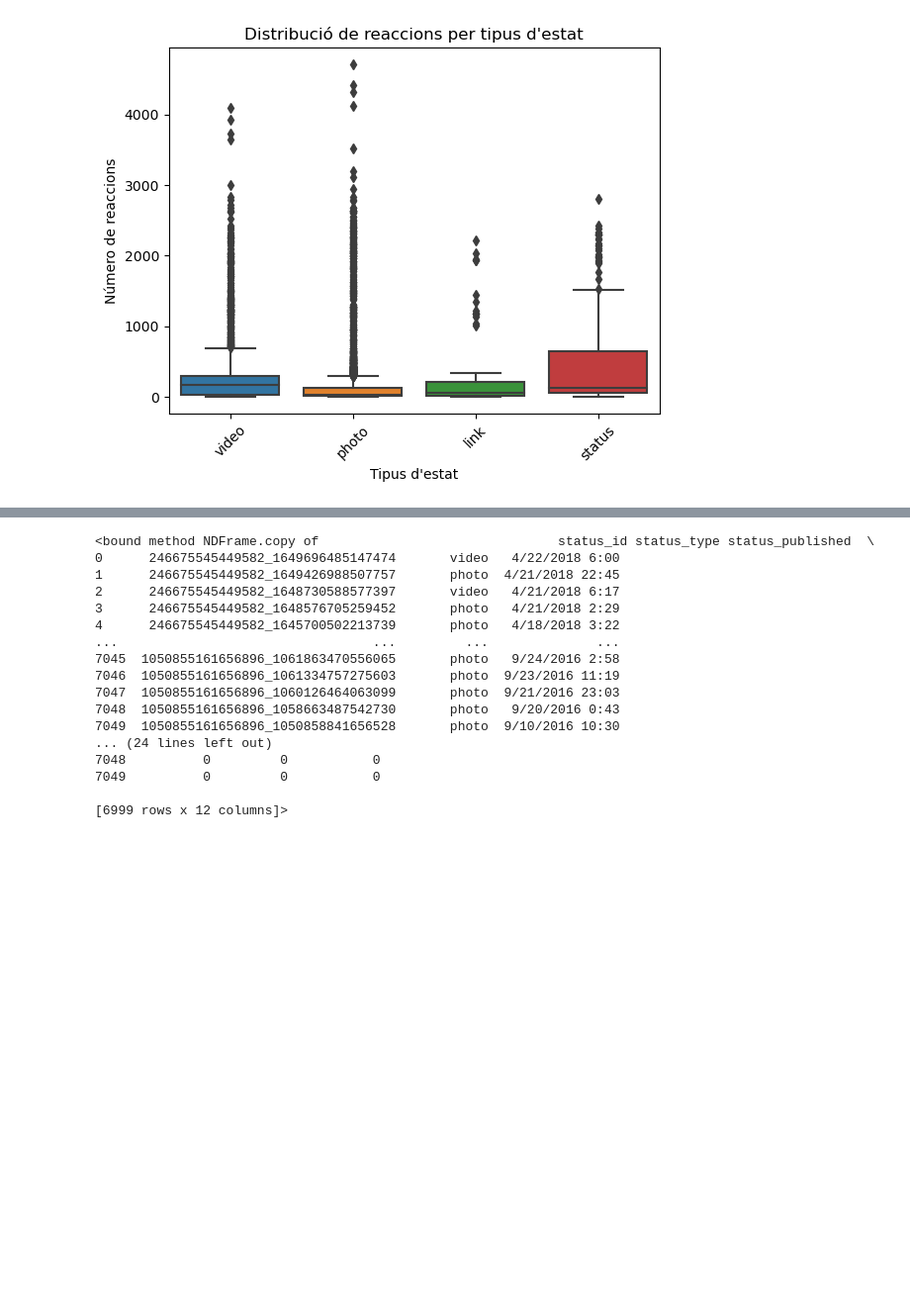
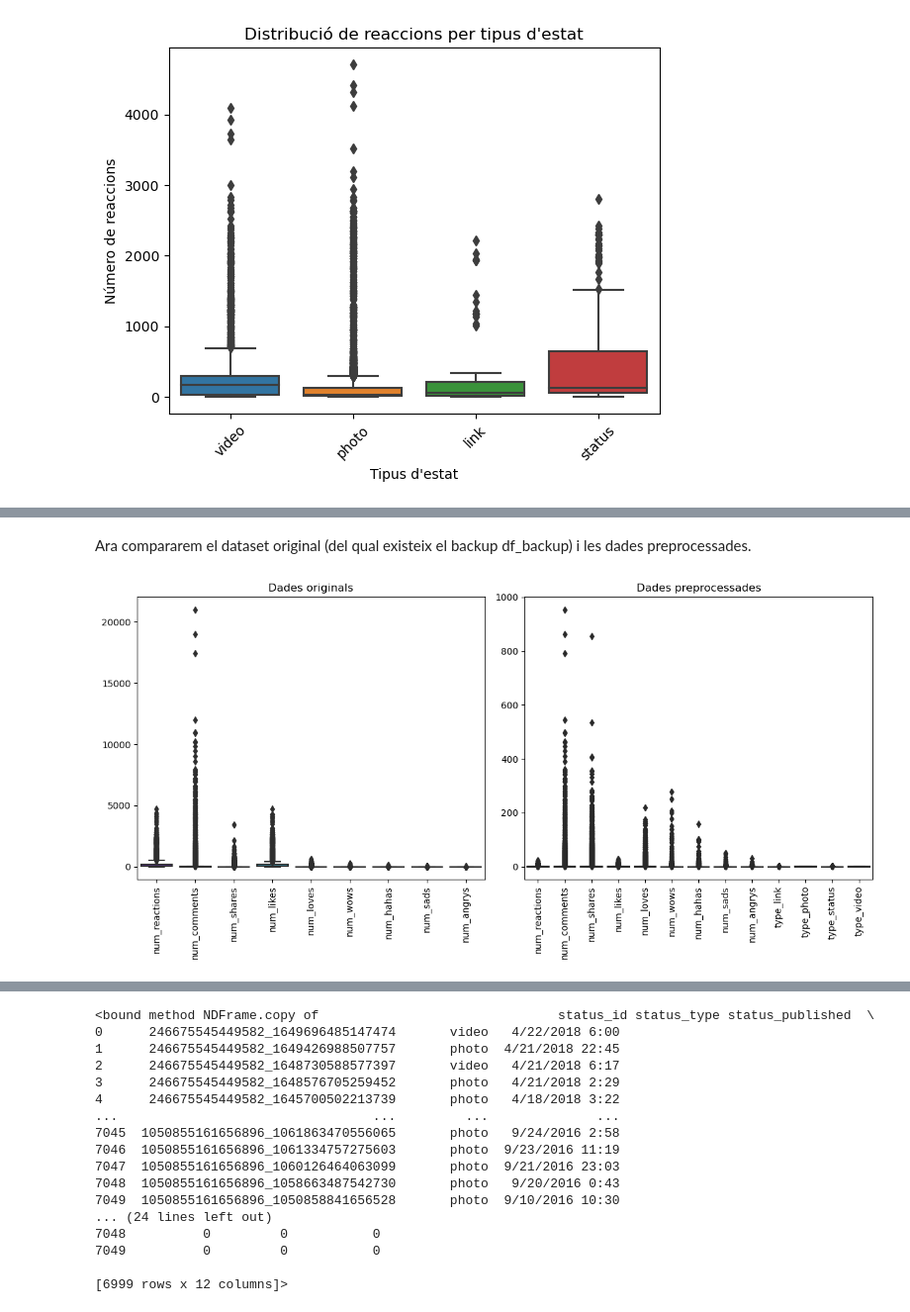
Before and after one commit to edaimon/ML_unsupervised, a Jupyter notebook: T8.1.ipynb, the cells around one changed output, grey strips where cells are left out. Shown at 99% size. Saved outputs shown, nothing was run; the diff lists cells and outputs as text; code cells hidden in the pictures; blank space fills up the shorter version.

```diff
--- a/T8.1.ipynb
+++ b/T8.1.ipynb
@@ -320,0 +414,3 @@ plt.show()
+# %%
+df = pd.get_dummies(df, prefix= 'type', columns = ["status_type"])
+df
@@ -320,0 +437,12 @@ plt.show()
+# %%
+from sklearn.preprocessing import RobustScaler
+
+df_robus = ['num_reactions', 'num_comments',
+       'num_shares', 'num_likes', 'num_loves', 'num_wows', 'num_hahas',
+       'num_sads', 'num_angrys']
+
+# Inicialitza i aplica el RobustScaler
+robus = RobustScaler().fit(df[df_robus])
+
+df[df_robus] = robus.transform(df[df_robus])
+df
@@ -320,0 +480,20 @@ plt.show()
+# %% [markdown]
+Ara compararem el dataset original (del qual existeix el backup df_backup) i les dades preprocessades.
+# %%
+# Canvas
+fig, axes = plt.subplots(1, 2, figsize=(12, 6))
+
+# Boxplot del dataset original (df_backup)
+sns.boxplot(data=df_backup, ax=axes[0], palette='viridis')
+axes[0].set_title('Dades originals')
+axes[0].set_xticklabels(axes[0].get_xticklabels(), rotation=90)
+
+# Boxplot del dataset modificat (df)
+sns.boxplot(data=df, ax=axes[1], palette='viridis')
+axes[1].set_title('Dades preprocessades')
+axes[1].set_xticklabels(axes[1].get_xticklabels(), rotation=90)
+
+plt.tight_layout()
+plt.show()
+# %% [output]
+[figure, added]
```
Also changed, not shown: parts of 27 cells of this notebook.
